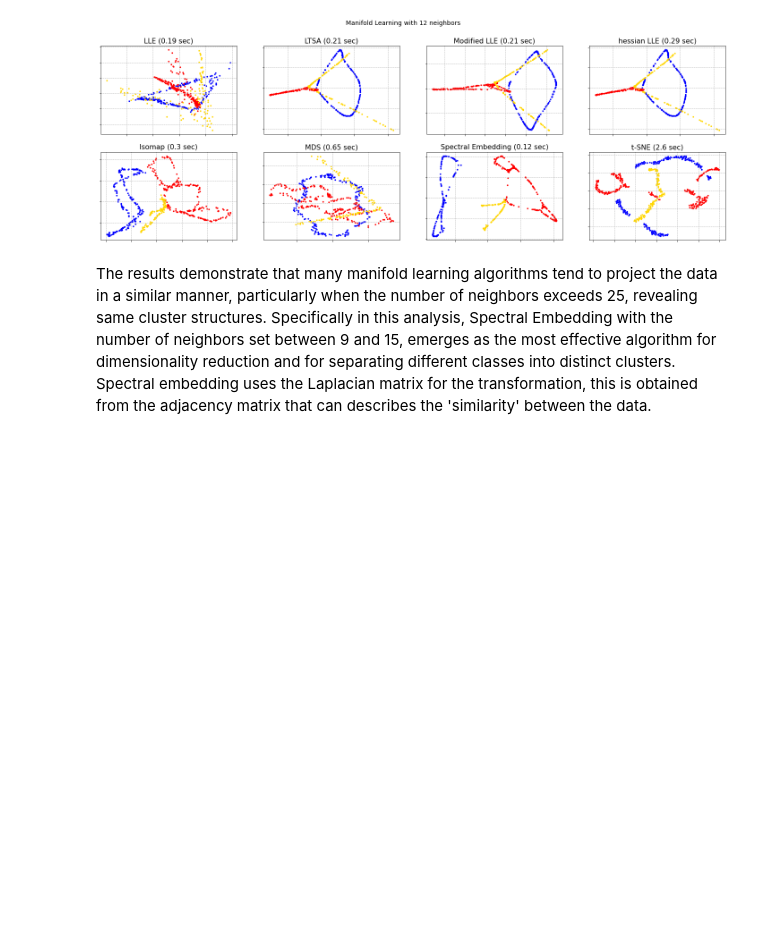
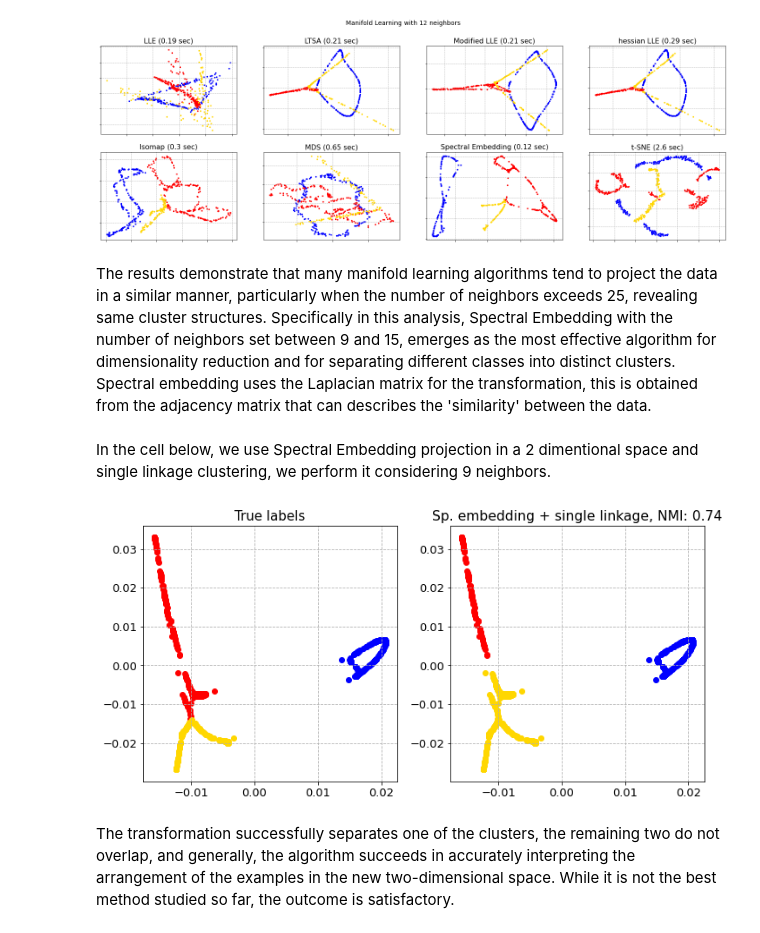
Before and after one commit to giuliadoda/LCP_mod_B, a Jupyter notebook: Ex2/group2406_exercise02.ipynb, the cells around one changed output. Cells and saved outputs as stored; diff of their text form; code cells hidden in the pictures; blank space fills up the shorter version.

```diff
--- a/Ex2/group2406_exercise02.ipynb
+++ b/Ex2/group2406_exercise02.ipynb
@@ -732,3 +732,32 @@ run_interactive_manifold()
 [figure]
 # %% [markdown]
 The results demonstrate that many manifold learning algorithms tend to project the data in a similar manner, particularly when the number of neighbors exceeds 25, revealing same cluster structures. Specifically in this analysis, Spectral Embedding with the number of neighbors set between 9 and 15, emerges as the most effective algorithm for dimensionality reduction and for separating different classes into distinct clusters. Spectral embedding uses the Laplacian matrix for the transformation, this is obtained from the adjacency matrix that can describes the 'similarity' between the data.
+# %% [markdown]
+In the cell below, we use Spectral Embedding projection in a 2 dimentional space and single linkage clustering, we perform it considering 9 neighbors.
+# %%
+trans_data = manifold.SpectralEmbedding(n_neighbors=9, n_components=2).fit_transform(data)
+model = AgglomerativeClustering(n_clusters=3,linkage='single')
+model.fit(trans_data)
+y_hat = model.labels_   # predicted labels
+# %%
+# plot
+fig, ax = plt.subplots(nrows=1,ncols=2,figsize=(10,5))
+col=['red', 'blue', 'gold']
+# plotting with epsilon and min samples that vary
+for cluster in range(1, n_true_center + 1):
+    ax[0].scatter(trans_data[y_true == cluster-1, 0], trans_data[y_true == cluster-1, 1], color = colors_h[cluster-1])
+ax[0].set_title('True labels', fontsize=15)
+
+for cluster in range(1, n_true_center + 1):
+    ax[1].scatter(trans_data[y_hat == cluster-1, 0], trans_data[y_hat == cluster-1, 1], color = col[cluster-1])
+ax[1].set_title(f'Sp. embedding + single linkage, NMI: {nmi:.2}')
+
+ax[0].grid(True, linestyle='--')
+ax[1].grid(True, linestyle='--')
+
+plt.tight_layout(h_pad=0.5)
+plt.show()
+# %% [output]
+[figure, added]
+# %% [markdown]
+The transformation successfully separates one of the clusters, the remaining two do not overlap, and generally, the algorithm succeeds in accurately interpreting the arrangement of the examples in the new two-dimensional space. While it is not the best method studied so far, the outcome is satisfactory.
```
